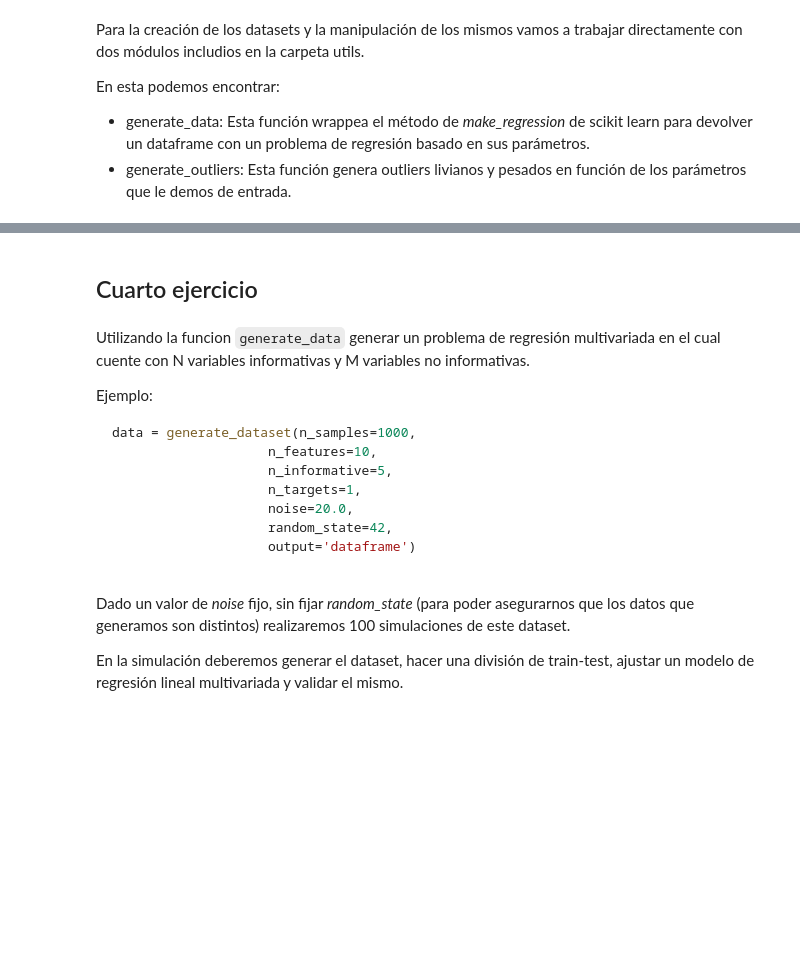
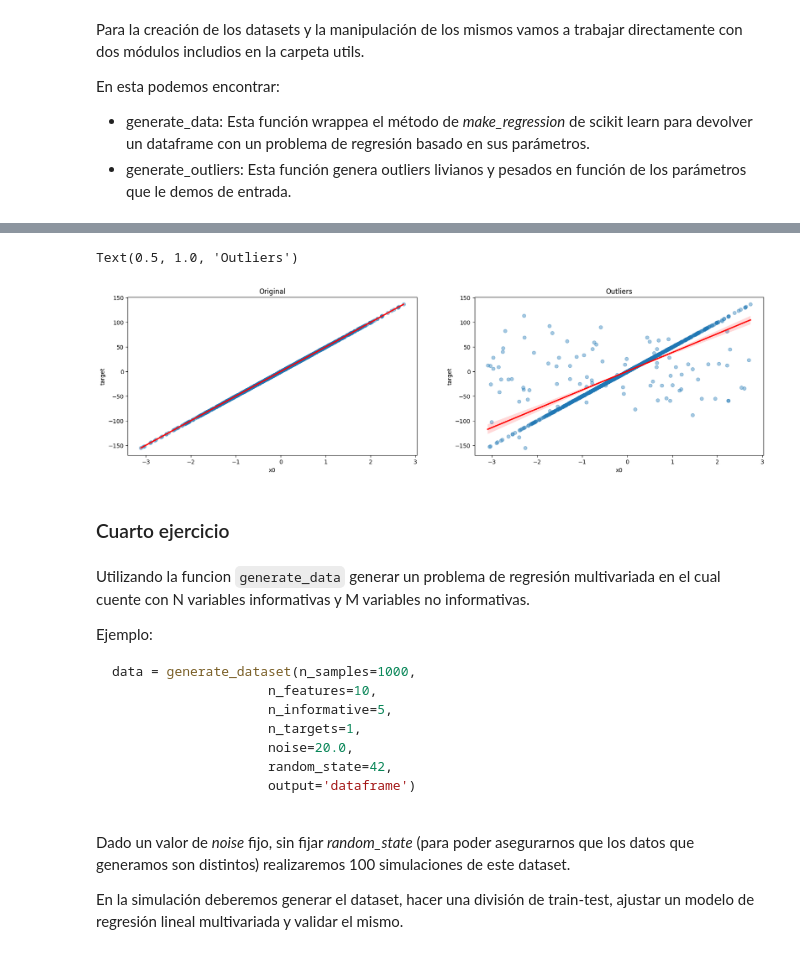
Before and after one commit to FIUBA-Posgrado-Inteligencia-Artificial/intro_ia, a Jupyter notebook: tp_integrador_enunciado/tpi_parte2.ipynb, the cells around one changed output, grey strips where cells are left out. Cells and saved outputs as stored; diff of their text form; code cells hidden in the pictures; blank space fills up the shorter version.

```diff
--- a/tp_integrador_enunciado/tpi_parte2.ipynb
+++ b/tp_integrador_enunciado/tpi_parte2.ipynb
@@ -15,5 +143,38 @@ from utils.data_manipulation import generate_outliers
+# %%
+## y si lo queremos con mucho mas outliers?
+
+doe = generate_outliers(
+    df=data,
+    columns=['x0'],
+    percentage=0.1,
+    extreme_outliers=True)
+
+## vamos a visualizar este caso
+
+fig, axes = plt.subplots(1, 2, figsize=(20, 5))
+
+sns.regplot(x='x0',
+            y='target',
+            data=data,
+            ax=axes[0],
+            scatter_kws={'alpha': 0.4},
+            line_kws={'color': 'red'},
+            ci=95)
+axes[0].set_title('Original')
+
+sns.regplot(x='x0',
+            y='target',
+            data=doe,
+            ax=axes[1],
+            scatter_kws={'alpha': 0.4},
+            line_kws={'color': 'red'},
+            ci=95)
+axes[1].set_title('Outliers')
+# %% [output]
+Text(0.5, 1.0, 'Outliers')
+[figure, added]
 # %% [markdown]
-## Cuarto ejercicio
+### Cuarto ejercicio
 # %% [markdown]
 Utilizando la funcion `generate_data` generar un problema de regresión multivariada en el cual cuente con N variables informativas y M variables no informativas.
 
```
Also changed, not shown: parts of 20 cells of this notebook, 1 other file.
